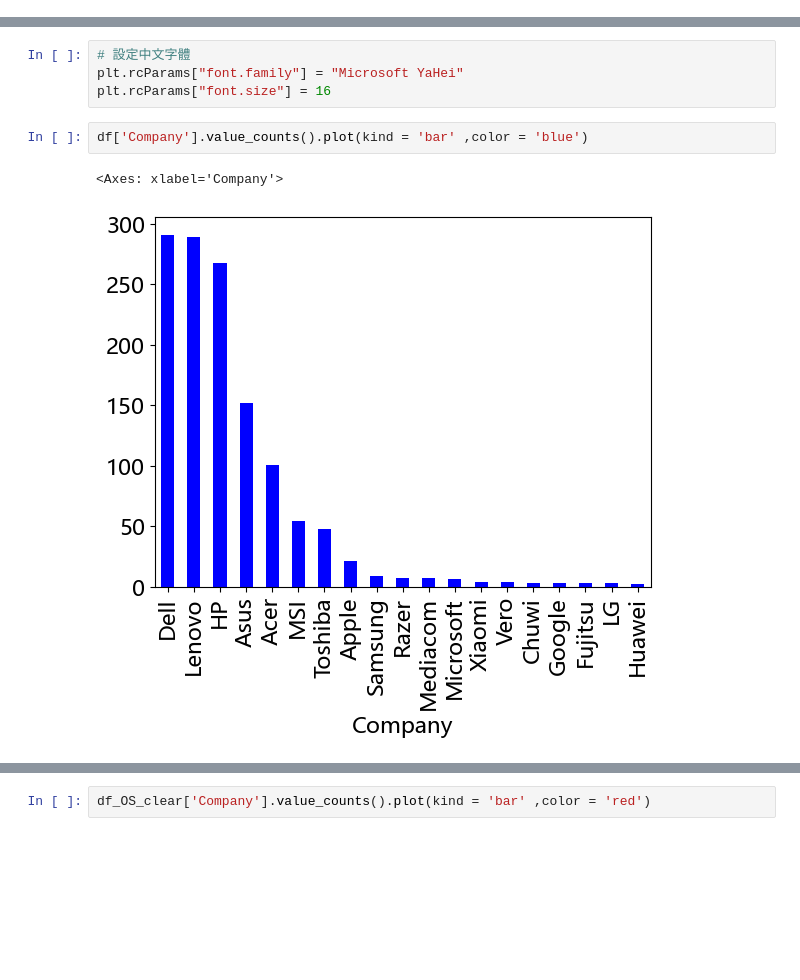
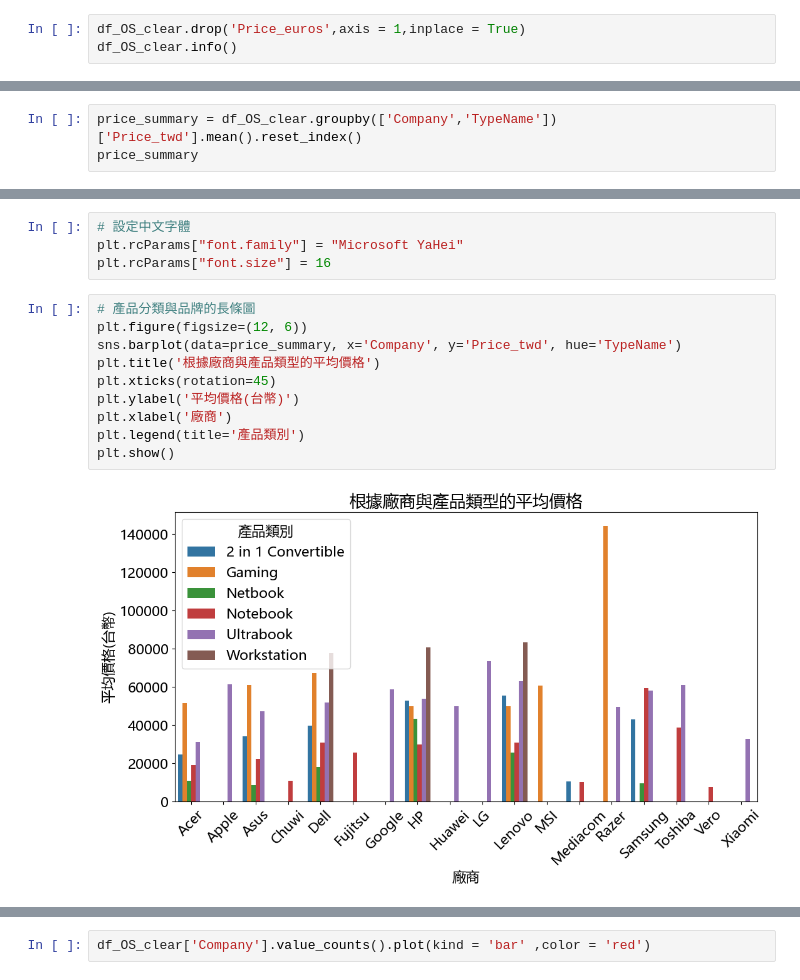
Before and after one commit to a130522003/laptop-analysis, a Jupyter notebook: 筆電分析.ipynb, the cells around one changed output, grey strips where cells are left out. Cells and saved outputs as stored; diff of their text form; blank space fills up the shorter version.

```diff
--- a/筆電分析.ipynb
+++ b/筆電分析.ipynb
@@ -144,3 +169,6 @@ Data columns (total 24 columns):
  23  Price_twd             1191 non-null   float64
 dtypes: float64(5), int64(5), object(14)
 memory usage: 232.6+ KB
+# %%
+df_OS_clear.drop('Price_euros',axis = 1,inplace = True)
+df_OS_clear.info()
@@ -147,2 +197,5 @@ memory usage: 232.6+ KB
 # %%
 df_OS_clear.to_csv('laptop_OS_clear.csv',index = False)
+# %%
+price_summary = df_OS_clear.groupby(['Company','TypeName'])['Price_twd'].mean().reset_index()
+price_summary
@@ -150,8 +221,15 @@ df_OS_clear.to_csv('laptop_OS_clear.csv',index = False)
 # 設定中文字體
 plt.rcParams["font.family"] = "Microsoft YaHei"
 plt.rcParams["font.size"] = 16
-# %%
-df['Company'].value_counts().plot(kind = 'bar' ,color = 'blue')
-# %% [output]
-<Axes: xlabel='Company'>
-[figure, removed]
+# %%
+# 產品分類與品牌的長條圖
+plt.figure(figsize=(12, 6))
+sns.barplot(data=price_summary, x='Company', y='Price_twd', hue='TypeName')
+plt.title('根據廠商與產品類型的平均價格')
+plt.xticks(rotation=45)
+plt.ylabel('平均價格(台幣)')
+plt.xlabel('廠商')
+plt.legend(title='產品類別')
+plt.show()
+# %% [output]
+[figure, added]
```
Also changed, not shown: parts of 13 cells of this notebook.
